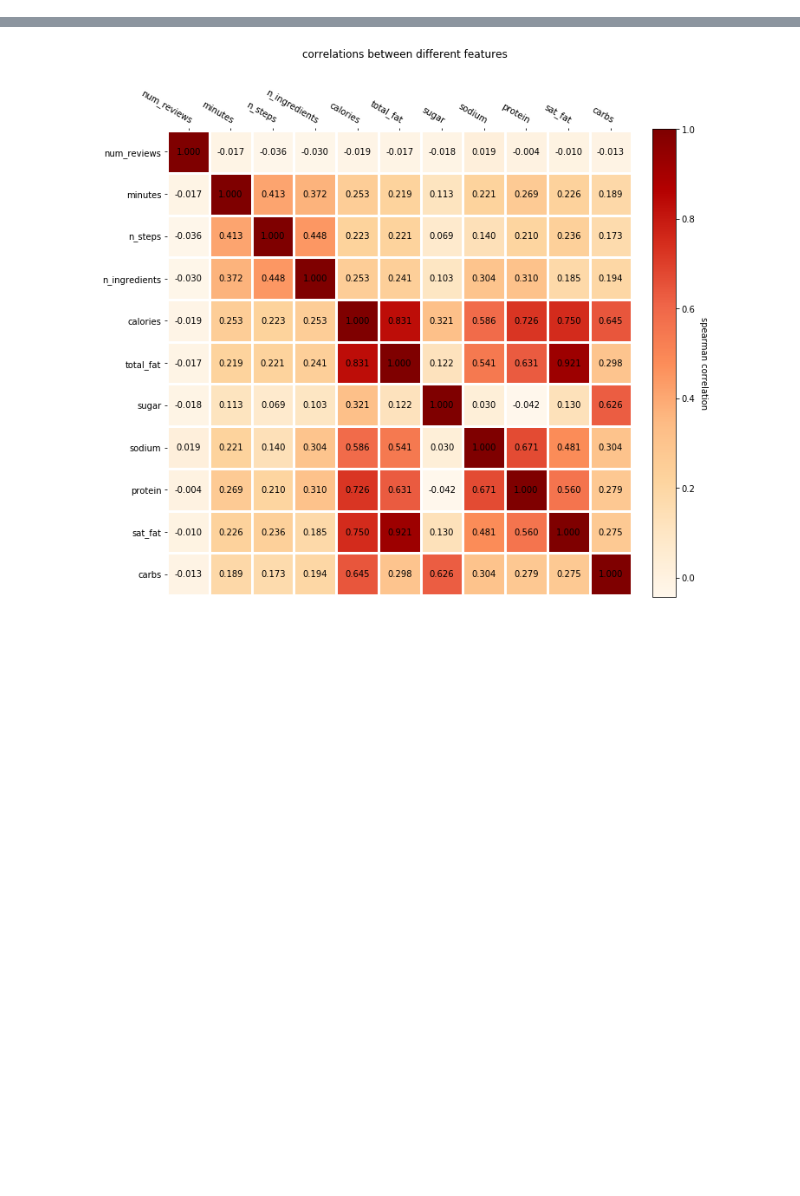
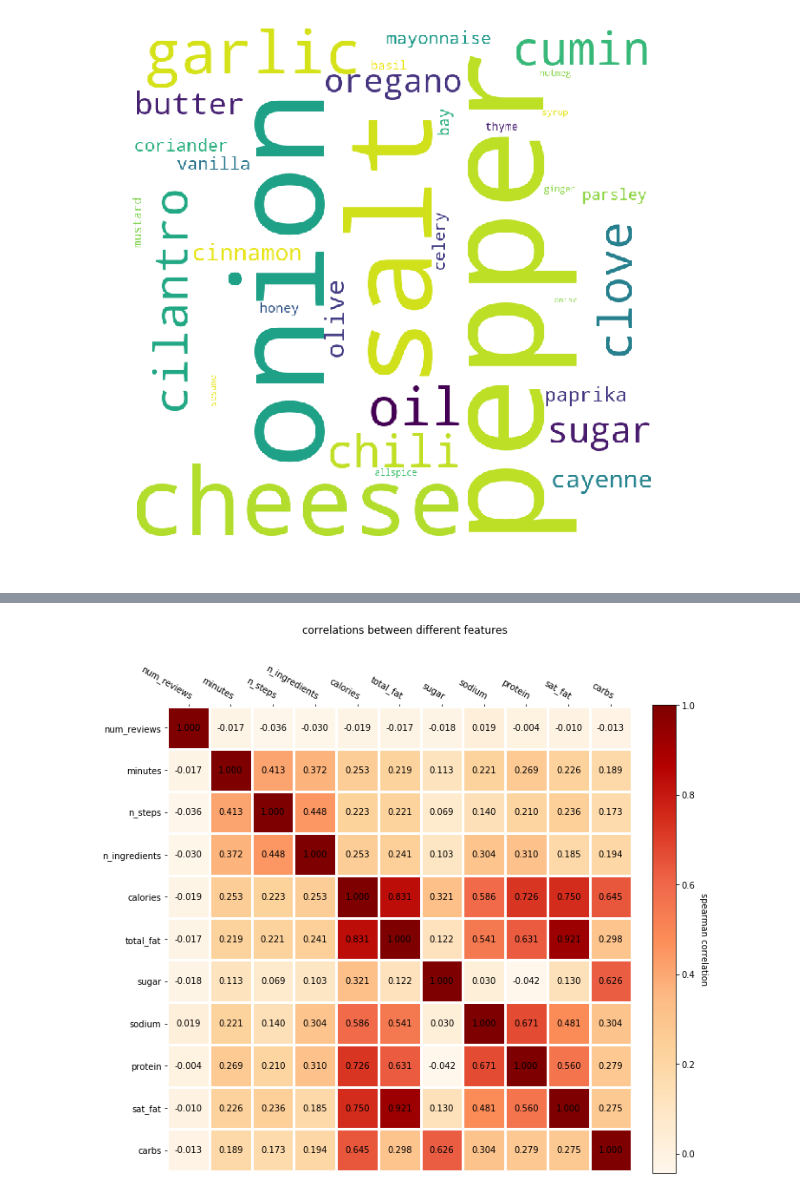
Before and after one commit to JiahuaWU/ada2019, a Jupyter notebook: Milestone2.ipynb, the cells around one changed output, grey strips where cells are left out. Drawn from its saved outputs; the diff is of its cells as text; code cells hidden in the pictures; blank space fills up the shorter version.

Commit message:
data cleaning

```diff
--- a/Milestone2.ipynb
+++ b/Milestone2.ipynb
@@ -50,0 +446,4 @@ dtype: bool
+# %%
+recipe_seasoning['seasoning'] = recipe_seasoning['seasoning'].map(dic_season)
+# %%
+recipe_seasoning.drop_duplicates(inplace = True)
@@ -50,0 +489,28 @@ dtype: bool
+# %%
+def plt_wordcloud(data_list):
+    word = ''
+    for val in data_list:
+    # typecaste each val to string
+        val = str(val)
+        word += val + ' '
+    stopwords = set(STOPWORDS)
+
+    wordcloud = WordCloud(width = 800, height = 800,
+                    background_color ='white',
+                    stopwords = stopwords,
+                    collocations = False,
+                    min_font_size = 10).generate(word)
+
+    # plot the WordCloud image
+    plt.figure(figsize = (8, 8), facecolor = None)
+    plt.imshow(wordcloud)
+    plt.axis("off")
+    plt.tight_layout(pad = 0)
+
+    plt.show()
+# %%
+data = recipe_seasoning[recipe_seasoning['country'] == 'Mexico']['seasoning'].values
+# %%
+plt_wordcloud(data)
+# %% [output]
+[figure, added]
```
Also changed, not shown: parts of 160 cells of this notebook.
